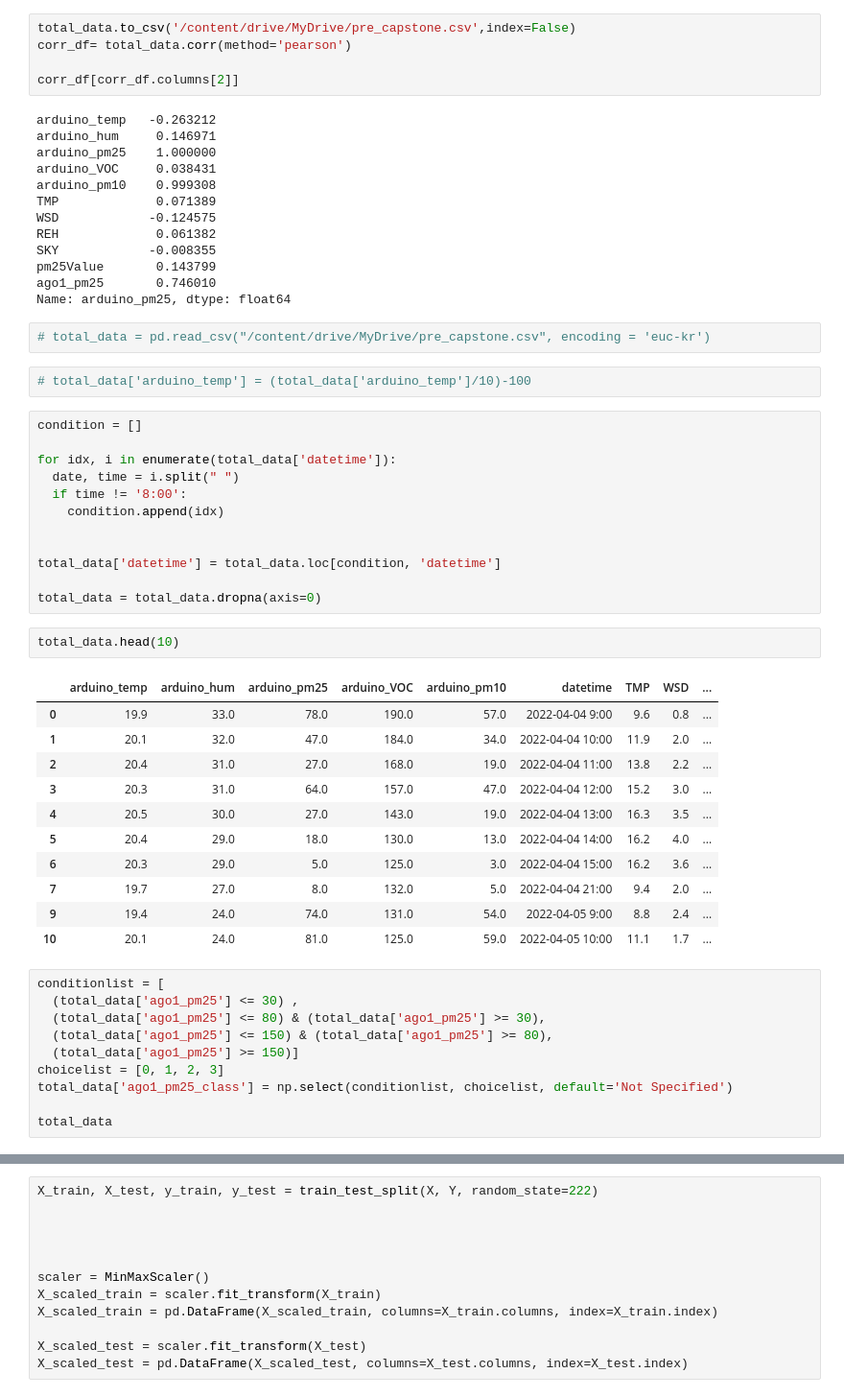
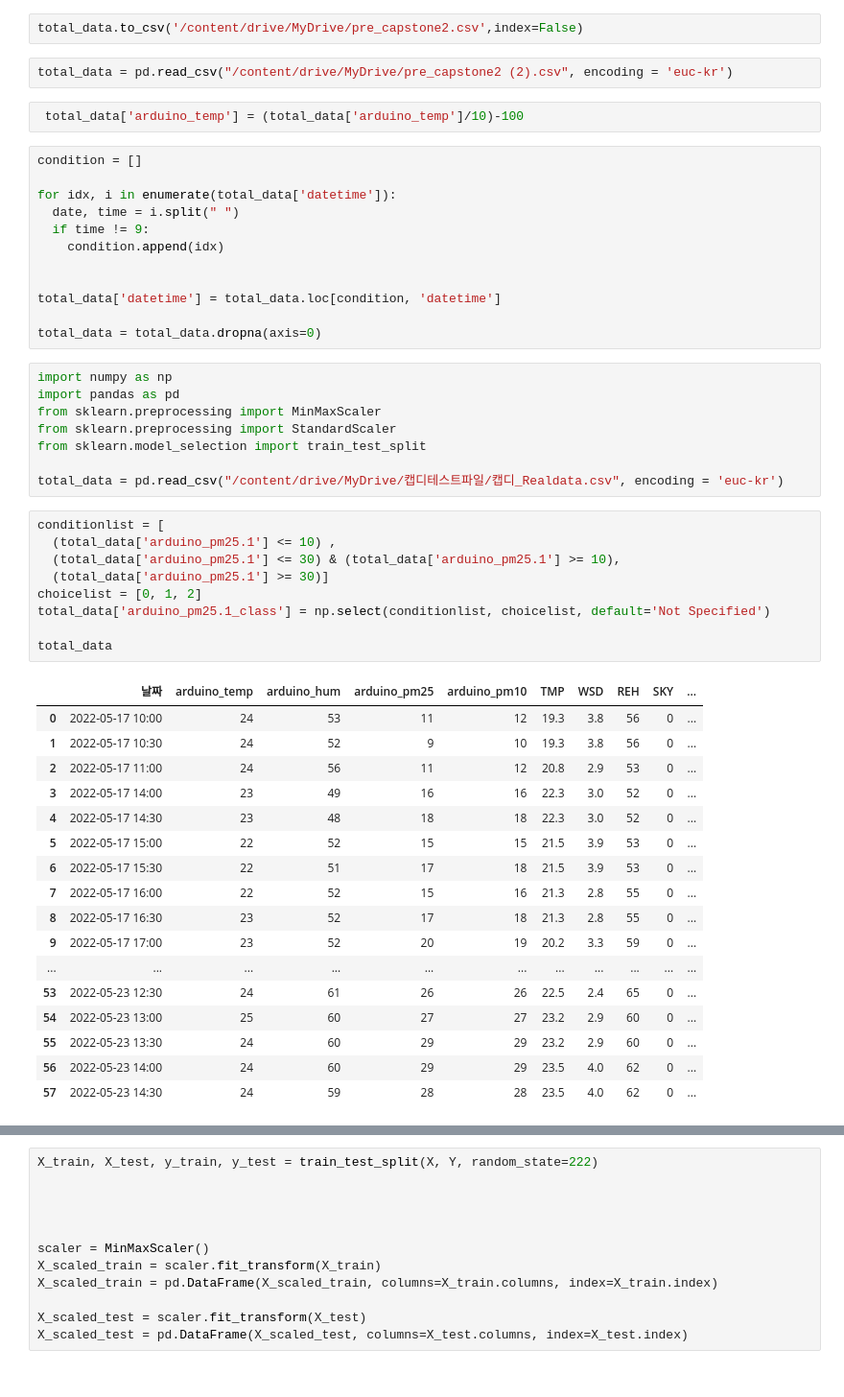
Before and after one commit to Yoonsun222/CapstoneDesign, a Jupyter notebook: 캡스톤디자인.ipynb, the cells around one changed output, grey strips where cells are left out. Shown at 96% size. Saved outputs shown, nothing was run; the diff lists cells and outputs as text.

```diff
--- a/캡스톤디자인.ipynb
+++ b/캡스톤디자인.ipynb
@@ -66,58 +185,53 @@ total_data.columns = ['arduino_temp', 'arduino_hum','arduino_pm25','소음','ard
 # %%
-total_data.to_csv('/content/drive/MyDrive/pre_capstone.csv',index=False)
-corr_df= total_data.corr(method='pearson')
-
-corr_df[corr_df.columns[2]]
+total_data.to_csv('/content/drive/MyDrive/pre_capstone2.csv',index=False)
-# %% [output]
-arduino_temp   -0.263212
-arduino_hum     0.146971
-arduino_pm25    1.000000
-arduino_VOC     0.038431
-arduino_pm10    0.999308
-TMP             0.071389
-WSD            -0.124575
-REH             0.061382
-SKY            -0.008355
-pm25Value       0.143799
-ago1_pm25       0.746010
-Name: arduino_pm25, dtype: float64
 # %%
-# total_data = pd.read_csv("/content/drive/MyDrive/pre_capstone.csv", encoding = 'euc-kr')
+total_data = pd.read_csv("/content/drive/MyDrive/pre_capstone2 (2).csv", encoding = 'euc-kr')
 # %%
-# total_data['arduino_temp'] = (total_data['arduino_temp']/10)-100
+ total_data['arduino_temp'] = (total_data['arduino_temp']/10)-100
 # %%
 condition = []
 
 for idx, i in enumerate(total_data['datetime']):
   date, time = i.split(" ")
-  if time != '8:00':
+  if time != 9:
     condition.append(idx)
 
 
 total_data['datetime'] = total_data.loc[condition, 'datetime']
 
 total_data = total_data.dropna(axis=0)
-# %%
-total_data.head(10)
-# %% [output]
-|  | arduino_temp | arduino_hum | arduino_pm25 | arduino_VOC | arduino_pm10 | datetime | TMP | WSD | ... |
-| 0 | 19.9 | 33.0 | 78.0 | 190.0 | 57.0 | 2022-04-04 9:00 | 9.6 | 0.8 | ... |
-| 1 | 20.1 | 32.0 | 47.0 | 184.0 | 34.0 | 2022-04-04 10:00 | 11.9 | 2.0 | ... |
-| 2 | 20.4 | 31.0 | 27.0 | 168.0 | 19.0 | 2022-04-04 11:00 | 13.8 | 2.2 | ... |
-| 3 | 20.3 | 31.0 | 64.0 | 157.0 | 47.0 | 2022-04-04 12:00 | 15.2 | 3.0 | ... |
-| 4 | 20.5 | 30.0 | 27.0 | 143.0 | 19.0 | 2022-04-04 13:00 | 16.3 | 3.5 | ... |
-| 5 | 20.4 | 29.0 | 18.0 | 130.0 | 13.0 | 2022-04-04 14:00 | 16.2 | 4.0 | ... |
-| 6 | 20.3 | 29.0 | 5.0 | 125.0 | 3.0 | 2022-04-04 15:00 | 16.2 | 3.6 | ... |
-| 7 | 19.7 | 27.0 | 8.0 | 132.0 | 5.0 | 2022-04-04 21:00 | 9.4 | 2.0 | ... |
-| 9 | 19.4 | 24.0 | 74.0 | 131.0 | 54.0 | 2022-04-05 9:00 | 8.8 | 2.4 | ... |
-| 10 | 20.1 | 24.0 | 81.0 | 125.0 | 59.0 | 2022-04-05 10:00 | 11.1 | 1.7 | ... |
+# %%
+import numpy as np
+import pandas as pd
+from sklearn.preprocessing import MinMaxScaler
+from sklearn.preprocessing import StandardScaler
+from sklearn.model_selection import train_test_split
+
+total_data = pd.read_csv("/content/drive/MyDrive/캡디테스트파일/캡디_Realdata.csv", encoding = 'euc-kr')
 # %%
 conditionlist = [
-  (total_data['ago1_pm25'] <= 30) ,
-  (total_data['ago1_pm25'] <= 80) & (total_data['ago1_pm25'] >= 30),
-  (total_data['ago1_pm25'] <= 150) & (total_data['ago1_pm25'] >= 80),
-  (total_data['ago1_pm25'] >= 150)]
-choicelist = [0, 1, 2, 3]
-total_data['ago1_pm25_class'] = np.select(conditionlist, choicelist, default='Not Specified')
+  (total_data['arduino_pm25.1'] <= 10) ,
+  (total_data['arduino_pm25.1'] <= 30) & (total_data['arduino_pm25.1'] >= 10),
+  (total_data['arduino_pm25.1'] >= 30)]
+choicelist = [0, 1, 2]
+total_data['arduino_pm25.1_class'] = np.select(conditionlist, choicelist, default='Not Specified')
 
 total_data
+# %% [output]
+|  | 날짜 | arduino_temp | arduino_hum | arduino_pm25 | arduino_pm10 | TMP | WSD | REH | SKY | ... |
+| 0 | 2022-05-17 10:00 | 24 | 53 | 11 | 12 | 19.3 | 3.8 | 56 | 0 | ... |
+| 1 | 2022-05-17 10:30 | 24 | 52 | 9 | 10 | 19.3 | 3.8 | 56 | 0 | ... |
+| 2 | 2022-05-17 11:00 | 24 | 56 | 11 | 12 | 20.8 | 2.9 | 53 | 0 | ... |
+| 3 | 2022-05-17 14:00 | 23 | 49 | 16 | 16 | 22.3 | 3.0 | 52 | 0 | ... |
+| 4 | 2022-05-17 14:30 | 23 | 48 | 18 | 18 | 22.3 | 3.0 | 52 | 0 | ... |
+| 5 | 2022-05-17 15:00 | 22 | 52 | 15 | 15 | 21.5 | 3.9 | 53 | 0 | ... |
+| 6 | 2022-05-17 15:30 | 22 | 51 | 17 | 18 | 21.5 | 3.9 | 53 | 0 | ... |
+| 7 | 2022-05-17 16:00 | 22 | 52 | 15 | 16 | 21.3 | 2.8 | 55 | 0 | ... |
+| 8 | 2022-05-17 16:30 | 23 | 52 | 17 | 18 | 21.3 | 2.8 | 55 | 0 | ... |
+| 9 | 2022-05-17 17:00 | 23 | 52 | 20 | 19 | 20.2 | 3.3 | 59 | 0 | ... |
+| ... | ... | ... | ... | ... | ... | ... | ... | ... | ... | ... |
+| 53 | 2022-05-23 12:30 | 24 | 61 | 26 | 26 | 22.5 | 2.4 | 65 | 0 | ... |
+| 54 | 2022-05-23 13:00 | 25 | 60 | 27 | 27 | 23.2 | 2.9 | 60 | 0 | ... |
+| 55 | 2022-05-23 13:30 | 24 | 60 | 29 | 29 | 23.2 | 2.9 | 60 | 0 | ... |
+| 56 | 2022-05-23 14:00 | 24 | 60 | 29 | 29 | 23.5 | 4.0 | 62 | 0 | ... |
+| 57 | 2022-05-23 14:30 | 24 | 59 | 28 | 28 | 23.5 | 4.0 | 62 | 0 | ... |
```
Also changed, not shown: parts of 23 cells of this notebook.
